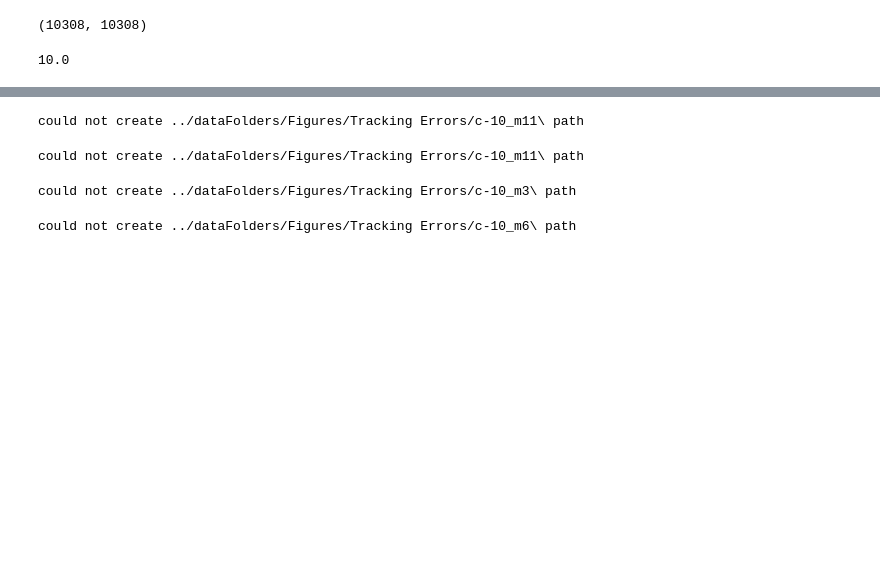
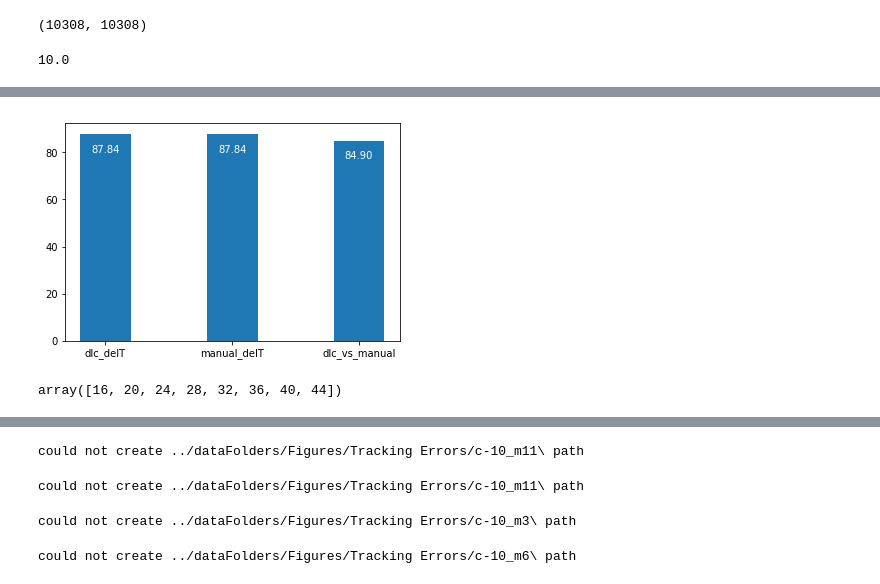
Before and after one commit to TanviDeora/ProboscisTracking, a Jupyter notebook: DLC annotation Errors/CalculateTrackingErrors-Pixel errors in successive frames.ipynb, the cells around one changed output, grey strips where cells are left out. Drawn from its saved outputs; the diff is of its cells as text; code cells hidden in the pictures; blank space fills up the shorter version.

```diff
--- a/DLC annotation Errors/CalculateTrackingErrors-Pixel errors in successive frames.ipynb
+++ b/DLC annotation Errors/CalculateTrackingErrors-Pixel errors in successive frames.ipynb
@@ -274,0 +341,17 @@ ax[1].axvline(x = 36, color = 'brown')
+# %%
+fraction_included = []
+for cutoff in [24, 24, 20]:
+    ff = len(uber_dlc_error[uber_dlc_error < cutoff])/len(uber_dlc_error)
+#     ff = len(df[(df.zscore < std) & (df.zscore.notna())])/len(df[df.zscore.notna()])
+    fraction_included.append(ff)
+# %%
+xticklabel = ['dlc_delT', 'manual_delT', 'dlc_vs_manual']
+ffractions, _ = DrawFractions(fraction_included, xticklabel)
+ffractions.savefig('../dataFolders/Figures/Tracking Errors/Compare thresholds' + '/fractionIncuded.png')
+# %% [output]
+[figure, added]
+# %%
+thresh = np.arange(16,48,4)
+thresh
+# %% [output]
+array([16, 20, 24, 28, 32, 36, 40, 44])
```
Also changed, not shown: parts of 13 cells of this notebook, 5 other files.
